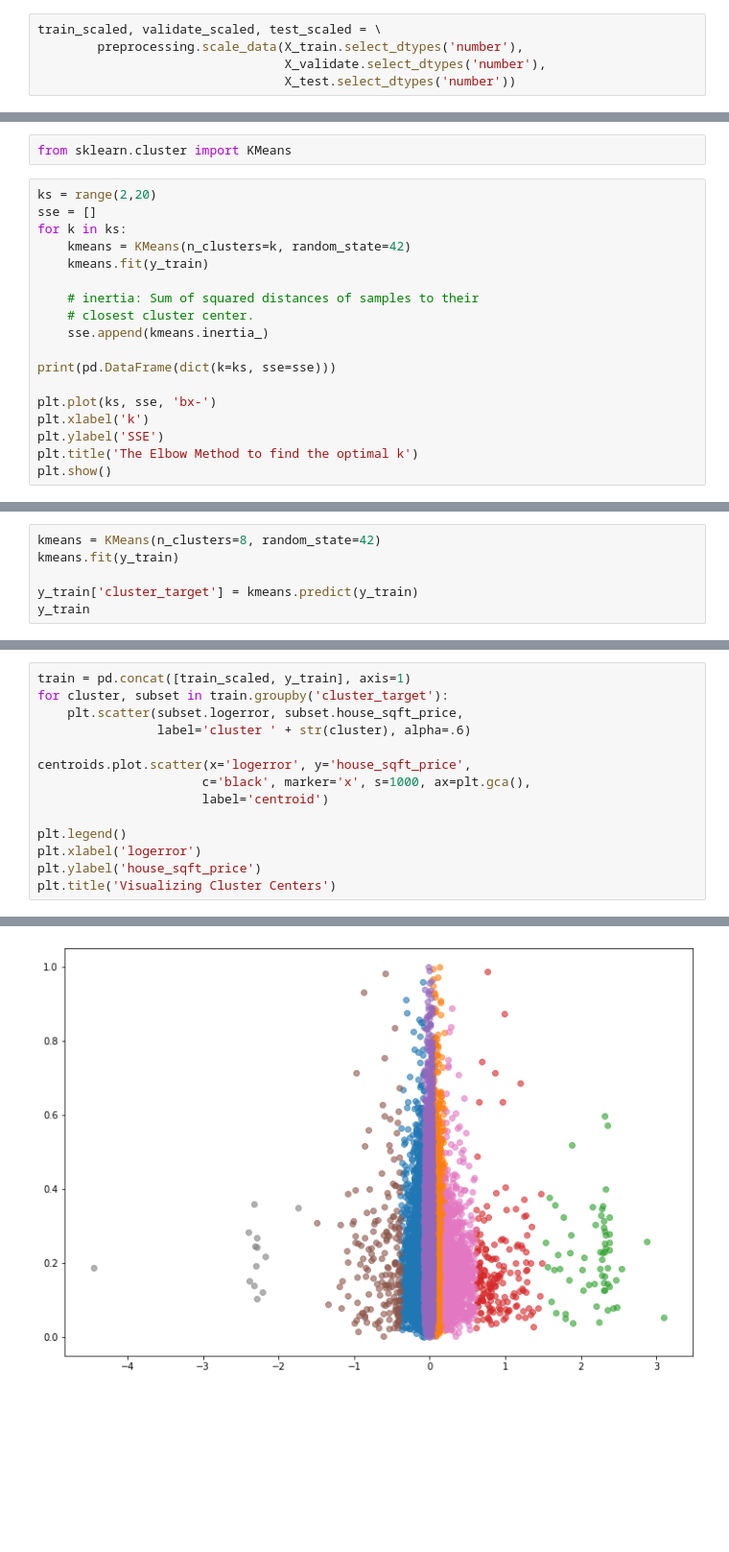
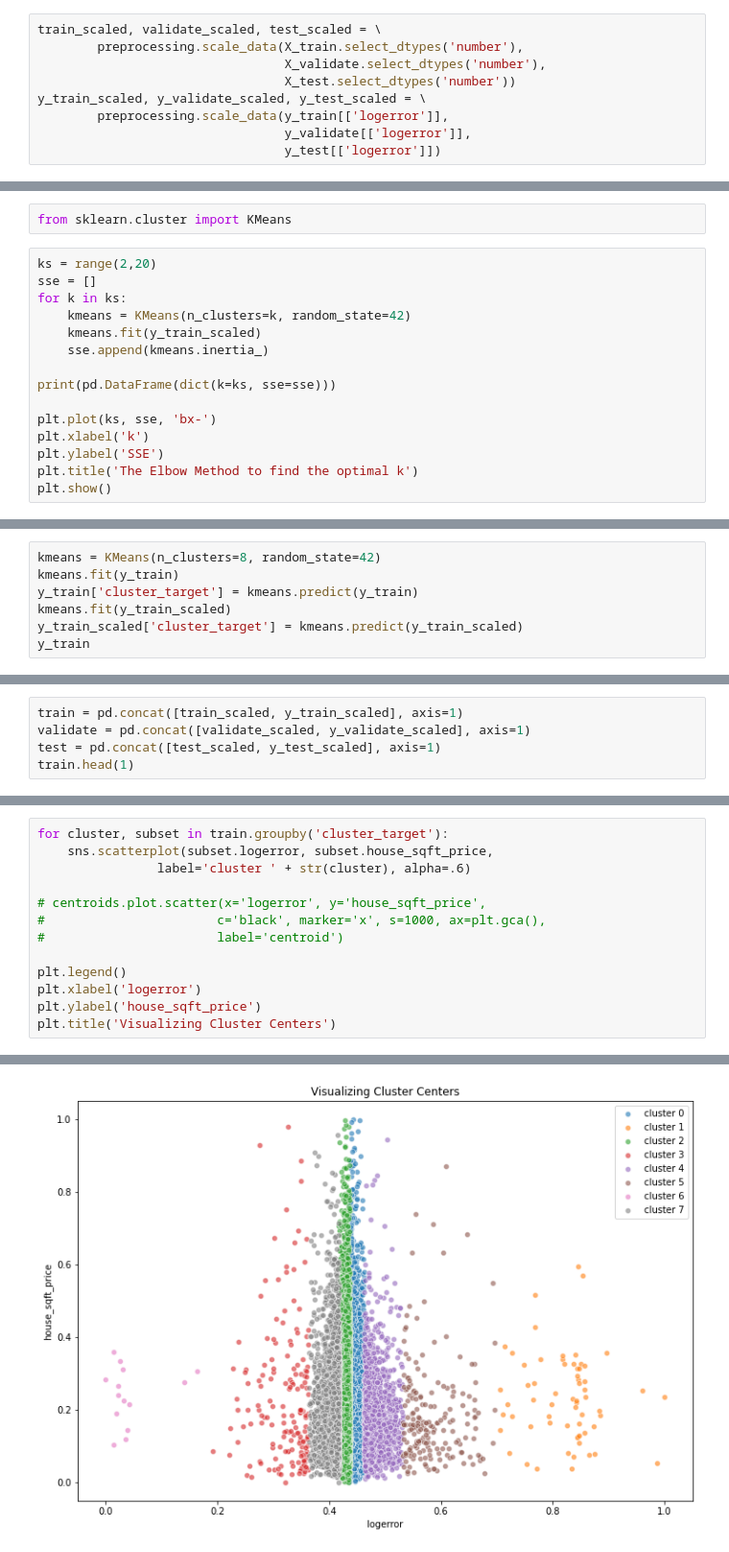
Before and after one commit to Clustering-Project-Allen-Cameron/clustering_project, a Jupyter notebook: cameron_project/zillow_cluster_project_cameron.ipynb, the cells around one changed output, grey strips where cells are left out. Shown at 96% size. Cells and saved outputs as stored; diff of their text form; blank space fills up the shorter version.

Commit message:
Finish clustering

```diff
--- a/cameron_project/zillow_cluster_project_cameron.ipynb
+++ b/cameron_project/zillow_cluster_project_cameron.ipynb
@@ -250,6 +285,10 @@ train_scaled, validate_scaled, test_scaled = \
         preprocessing.scale_data(X_train.select_dtypes('number'),
                                  X_validate.select_dtypes('number'),
                                  X_test.select_dtypes('number'))
+y_train_scaled, y_validate_scaled, y_test_scaled = \
+        preprocessing.scale_data(y_train[['logerror']],
+                                 y_validate[['logerror']],
+                                 y_test[['logerror']])
 # %%
 train_scaled.head(3)
 # %% [output]
@@ -277,10 +318,7 @@ ks = range(2,20)
 sse = []
 for k in ks:
     kmeans = KMeans(n_clusters=k, random_state=42)
-    kmeans.fit(y_train)
-
-    # inertia: Sum of squared distances of samples to their
-    # closest cluster center.
+    kmeans.fit(y_train_scaled)
     sse.append(kmeans.inertia_)
 
 print(pd.DataFrame(dict(k=ks, sse=sse)))
@@ -314,8 +352,9 @@ plt.show()
 # %%
 kmeans = KMeans(n_clusters=8, random_state=42)
 kmeans.fit(y_train)
-
 y_train['cluster_target'] = kmeans.predict(y_train)
+kmeans.fit(y_train_scaled)
+y_train_scaled['cluster_target'] = kmeans.predict(y_train_scaled)
 y_train
 # %% [output]
 |  | logerror | cluster_target |
@@ -346,0 +396,5 @@ y_train.head(1)
+# %%
+train = pd.concat([train_scaled, y_train_scaled], axis=1)
+validate = pd.concat([validate_scaled, y_validate_scaled], axis=1)
+test = pd.concat([test_scaled, y_test_scaled], axis=1)
+train.head(1)
@@ -347,12 +405,11 @@ y_train.head(1)
 # %%
-train = pd.concat([train_scaled, y_train], axis=1)
 for cluster, subset in train.groupby('cluster_target'):
-    plt.scatter(subset.logerror, subset.house_sqft_price,
+    sns.scatterplot(subset.logerror, subset.house_sqft_price,
                 label='cluster ' + str(cluster), alpha=.6)
 
-centroids.plot.scatter(x='logerror', y='house_sqft_price',
-                      c='black', marker='x', s=1000, ax=plt.gca(),
-                      label='centroid')
+# centroids.plot.scatter(x='logerror', y='house_sqft_price',
+#                       c='black', marker='x', s=1000, ax=plt.gca(),
+#                       label='centroid')
 
 plt.legend()
 plt.xlabel('logerror')
@@ -363 +420 @@ KeyError: 'logerror'
-[figure, old version]
+[figure, new version]
```
Also changed, not shown: parts of 30 cells of this notebook.
